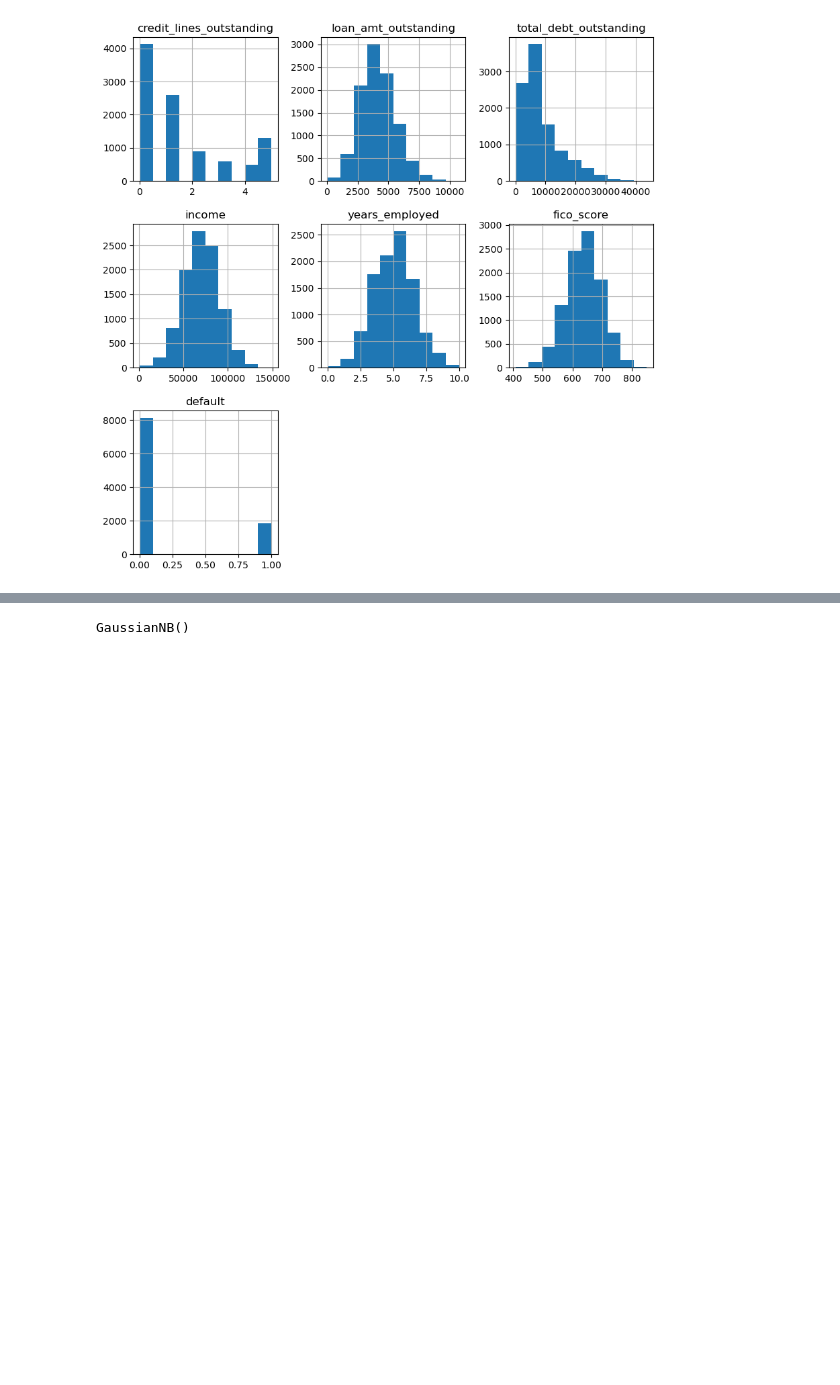
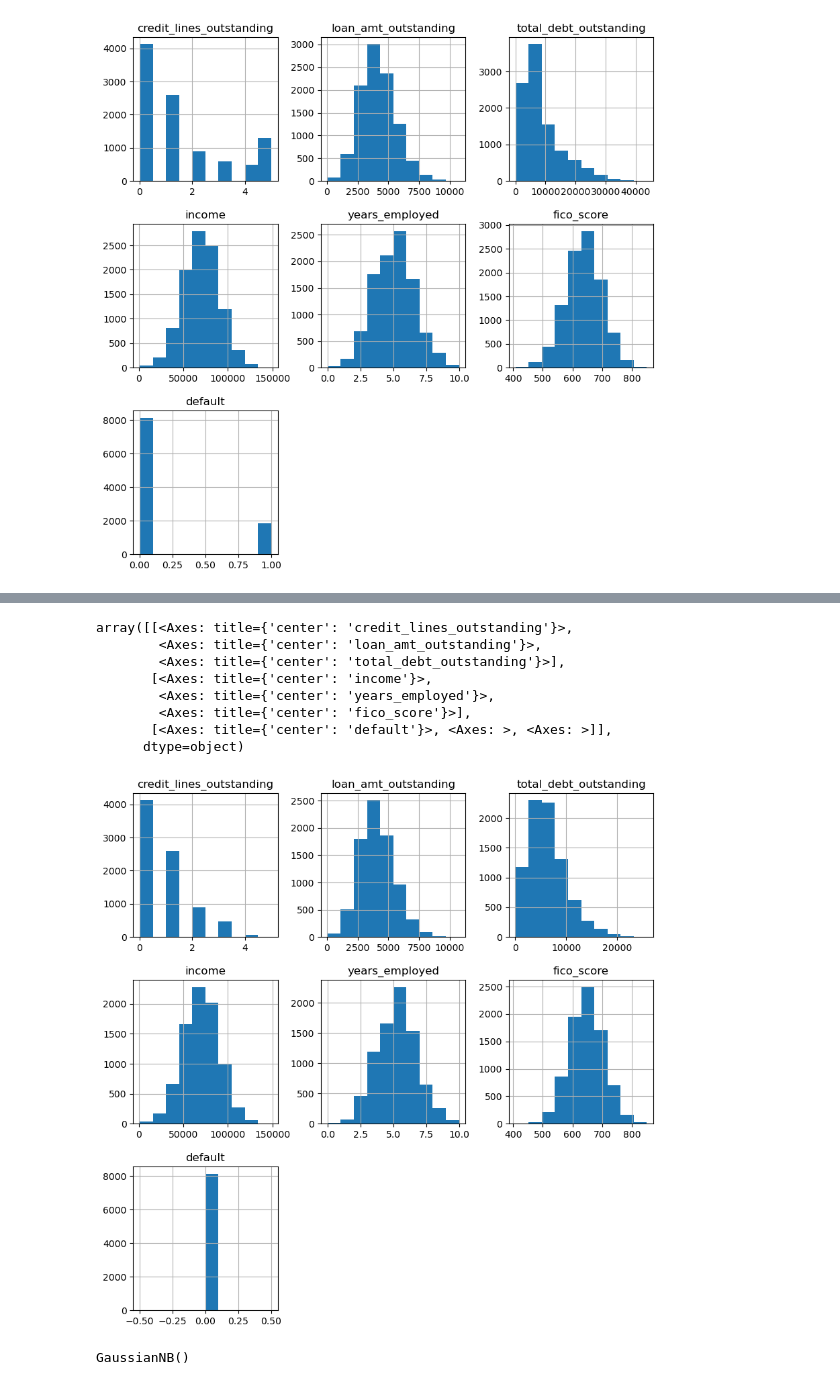
Before and after one commit to ydkahin/qfin-nb, a Jupyter notebook: 02-probability_of_default-simple_gaussianNB.ipynb, the cells around one changed output, grey strips where cells are left out. Cells and saved outputs as stored; diff of their text form; code cells hidden in the pictures; blank space fills up the shorter version.

```diff
--- a/02-probability_of_default-simple_gaussianNB.ipynb
+++ b/02-probability_of_default-simple_gaussianNB.ipynb
@@ -76,0 +97,13 @@ In this classifier, the assumption is that data from each label is drawn from a
+# %%
+# Histogram of features when default = 0
+df[df.default==0].hist(figsize=(10,10))
+# %% [output]
+array([[<Axes: title={'center': 'credit_lines_outstanding'}>,
+        <Axes: title={'center': 'loan_amt_outstanding'}>,
+        <Axes: title={'center': 'total_debt_outstanding'}>],
+       [<Axes: title={'center': 'income'}>,
+        <Axes: title={'center': 'years_employed'}>,
+        <Axes: title={'center': 'fico_score'}>],
+       [<Axes: title={'center': 'default'}>, <Axes: >, <Axes: >]],
+      dtype=object)
+[figure, added]
```
Also changed, not shown: parts of 12 cells of this notebook, 3 other files.
